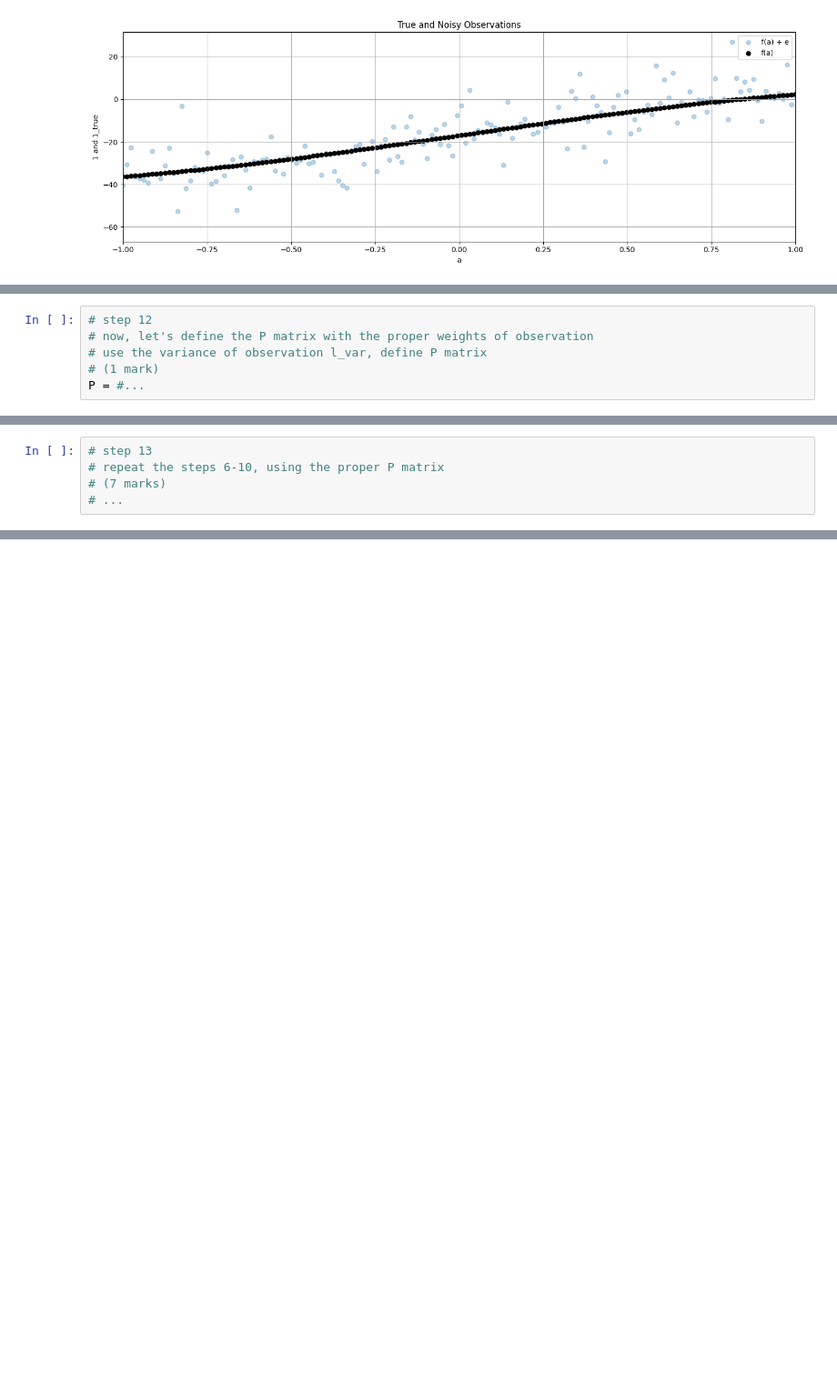
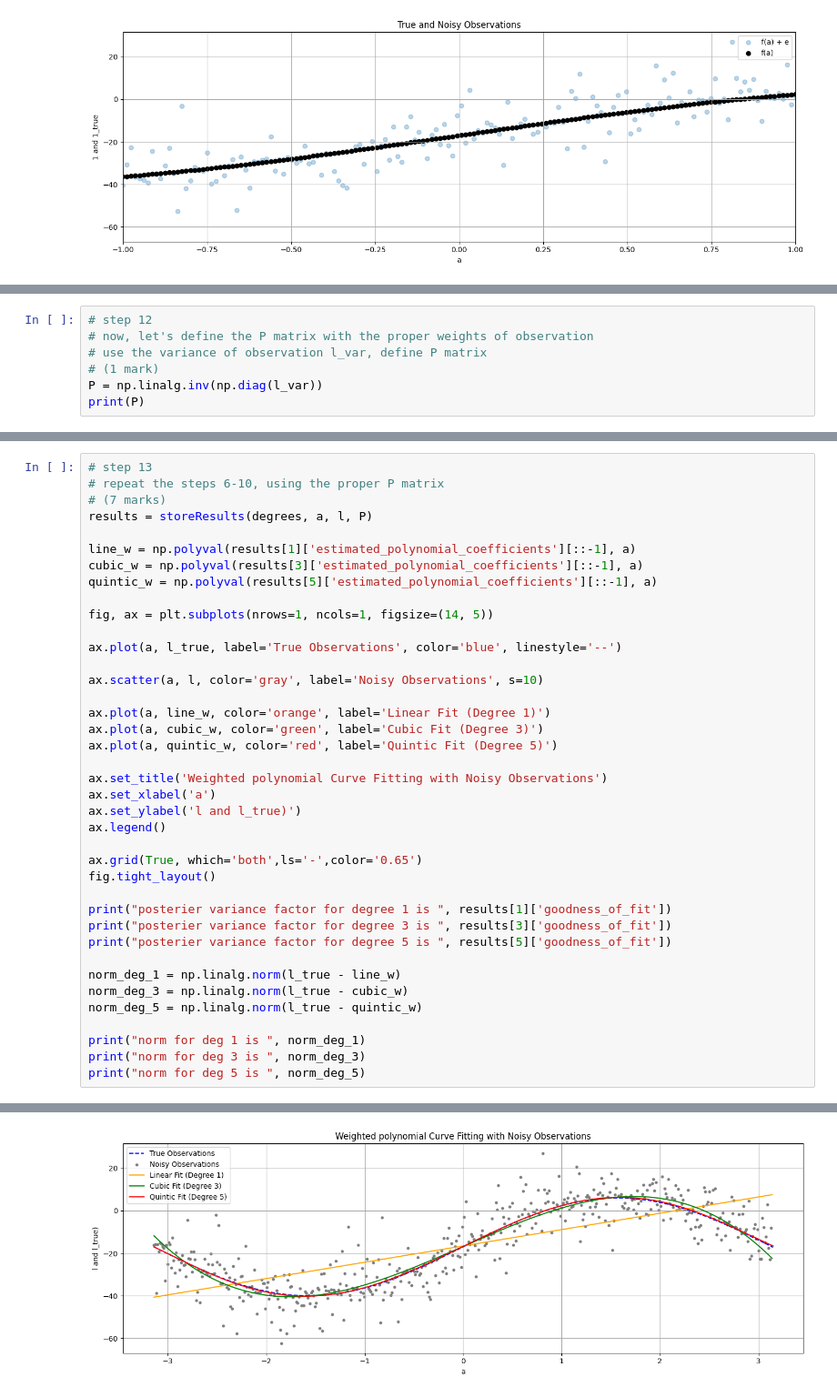
Before and after one commit to VenkataSaiVijayaBhaskar/ENGG680_2025_Fall, a Jupyter notebook: Lab_Assignment1/StudentGradeManagementSystem.ipynb, the cells around one changed output, grey strips where cells are left out. Shown: that part at 91% size. Saved outputs shown, nothing was run; the diff lists cells and outputs as text; blank space fills up the shorter version.

```diff
--- a/Lab_Assignment1/StudentGradeManagementSystem.ipynb
+++ b/Lab_Assignment1/StudentGradeManagementSystem.ipynb
@@ -519,4 +619,5 @@ fig.tight_layout()
 # now, let's define the P matrix with the proper weights of observation
 # use the variance of observation l_var, define P matrix
 # (1 mark)
-P = #...
+P = np.linalg.inv(np.diag(l_var))
+print(P)
@@ -524,4 +633,39 @@ P = #...
 # step 13
 # repeat the steps 6-10, using the proper P matrix
 # (7 marks)
-# ...
+results = storeResults(degrees, a, l, P)
+
+line_w = np.polyval(results[1]['estimated_polynomial_coefficients'][::-1], a)
+cubic_w = np.polyval(results[3]['estimated_polynomial_coefficients'][::-1], a)
+quintic_w = np.polyval(results[5]['estimated_polynomial_coefficients'][::-1], a)
+
+fig, ax = plt.subplots(nrows=1, ncols=1, figsize=(14, 5))
+
+ax.plot(a, l_true, label='True Observations', color='blue', linestyle='--')
+
+ax.scatter(a, l, color='gray', label='Noisy Observations', s=10)
+
+ax.plot(a, line_w, color='orange', label='Linear Fit (Degree 1)')
+ax.plot(a, cubic_w, color='green', label='Cubic Fit (Degree 3)')
+ax.plot(a, quintic_w, color='red', label='Quintic Fit (Degree 5)')
+
+ax.set_title('Weighted polynomial Curve Fitting with Noisy Observations')
+ax.set_xlabel('a')
+ax.set_ylabel('l and l_true)')
+ax.legend()
+
+ax.grid(True, which='both',ls='-',color='0.65')
+fig.tight_layout()
+
+print("posterier variance factor for degree 1 is ", results[1]['goodness_of_fit'])
+print("posterier variance factor for degree 3 is ", results[3]['goodness_of_fit'])
+print("posterier variance factor for degree 5 is ", results[5]['goodness_of_fit'])
+
+norm_deg_1 = np.linalg.norm(l_true - line_w)
+norm_deg_3 = np.linalg.norm(l_true - cubic_w)
+norm_deg_5 = np.linalg.norm(l_true - quintic_w)
+
+print("norm for deg 1 is ", norm_deg_1)
+print("norm for deg 3 is ", norm_deg_3)
+print("norm for deg 5 is ", norm_deg_5)
+# %% [output]
@@ -528,3 +678,4 @@ P = #...
+[figure, added]
 # %%
 # step 14
 # Compare the results of a posterier variance factor and norm from unweighted LSE and weighted LSE, what phenomena do you observe? Explain this phenomena.
```
Also changed, not shown: parts of 10 cells of this notebook.
